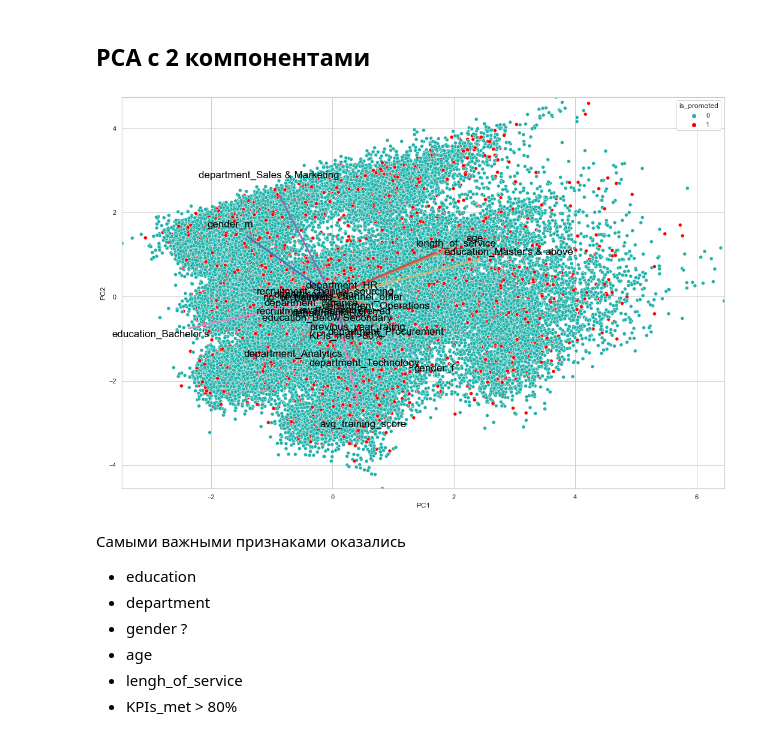
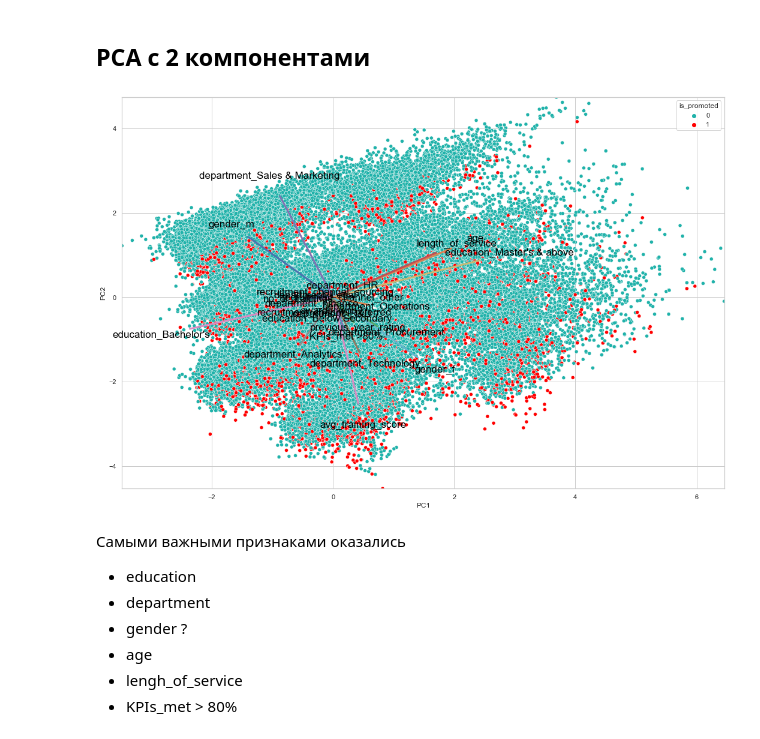
Before and after one commit to ivanvikhrev/ML-HR-analysis-case-study, a Jupyter notebook: model.ipynb, the cells around one changed output. Saved outputs shown, nothing was run; the diff lists cells and outputs as text; code cells hidden in the pictures.

```diff
--- a/model.ipynb
+++ b/model.ipynb
@@ -1316,28 +1367,29 @@ Test Accuracy : 0.7242291552636381
 # %%
 def biplot(X,y, comp, labels):
     plt.figure(figsize=(18,12))
     draw = pd.concat([X, y], axis=1, join='inner')
     #np.random.seed(15)
     #random_subset = np.random.choice(np.arange(draw.shape[0]), size=20000, replace=False)#//*=draw.iloc[random_subset]*//
     sns.scatterplot(data = draw, x = 'PC1',y ='PC2', hue='is_promoted',alpha=1.0,
                     palette= ['lightseagreen', 'red'])
     plt.ylim(bottom = X["PC2"].min(), top = X["PC2"].max())
     plt.xlim(left = X["PC1"].min(), right =X["PC1"].max())
     for i in range(0,len(comp[0])):
         plt.text(comp[0,i]*6, comp[1,i]*6, labels[i], color = 'black', ha = 'center', va = 'center',  fontsize=17)
         plt.plot( [0, comp[0,i]*5], [0, comp[1,i]*5], linewidth = 3)
 
 
 pca = PCA(n_components = 2)
-X_no_reg = x_no_reg_train.copy()
-X_no_reg = X_no_reg.append(x_no_reg_test)
+X_no_reg = X.copy()
+for i in range(1, 35):
+    X_no_reg = X_no_reg.drop([f'region_region_{i}'], axis = 1)
 pca_x = pca.fit_transform(X_no_reg)
 pca_x = pd.DataFrame(pca_x, columns = ['PC1','PC2'])
 #x_tr, x_te, y_tr, y_te = train_test_split(res, y, test_size = 0.25, random_state = 22)
 
 biplot(pca_x, Y, pca.components_, X_no_reg.columns)
 # %% [output]
-[figure, old version]
+[figure, new version]
 # %% [markdown]
 Самыми важными признаками оказались
 - education
```
Also changed, not shown: parts of 19 cells of this notebook.
